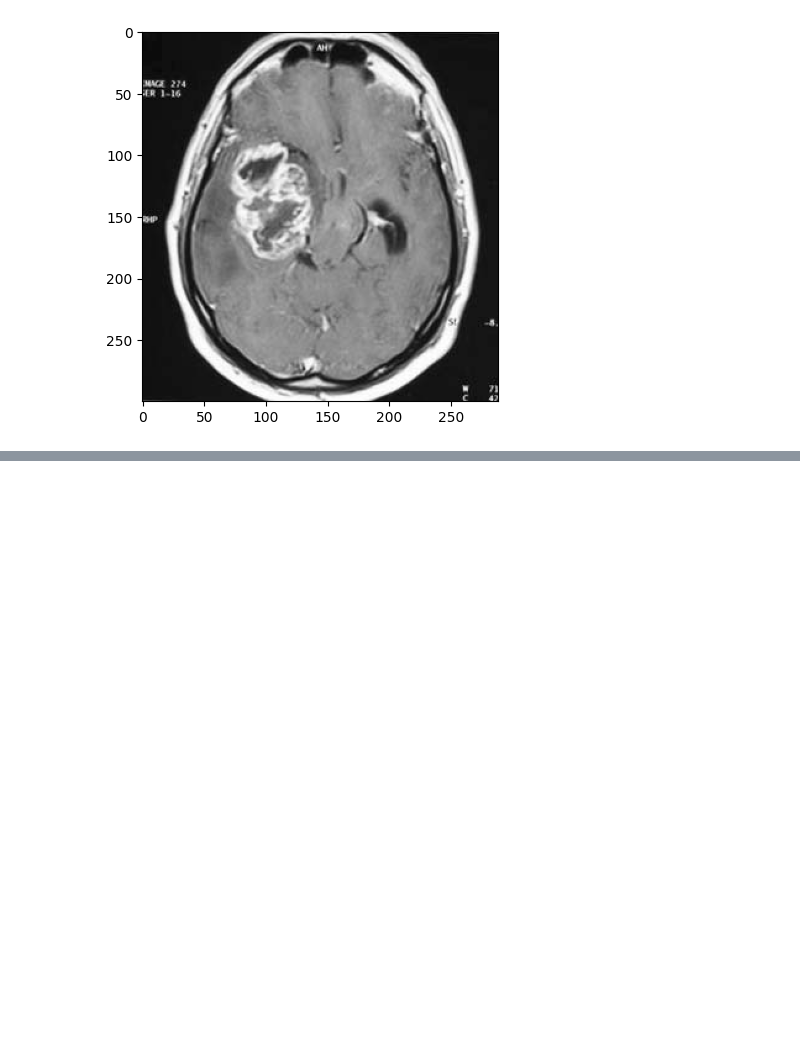
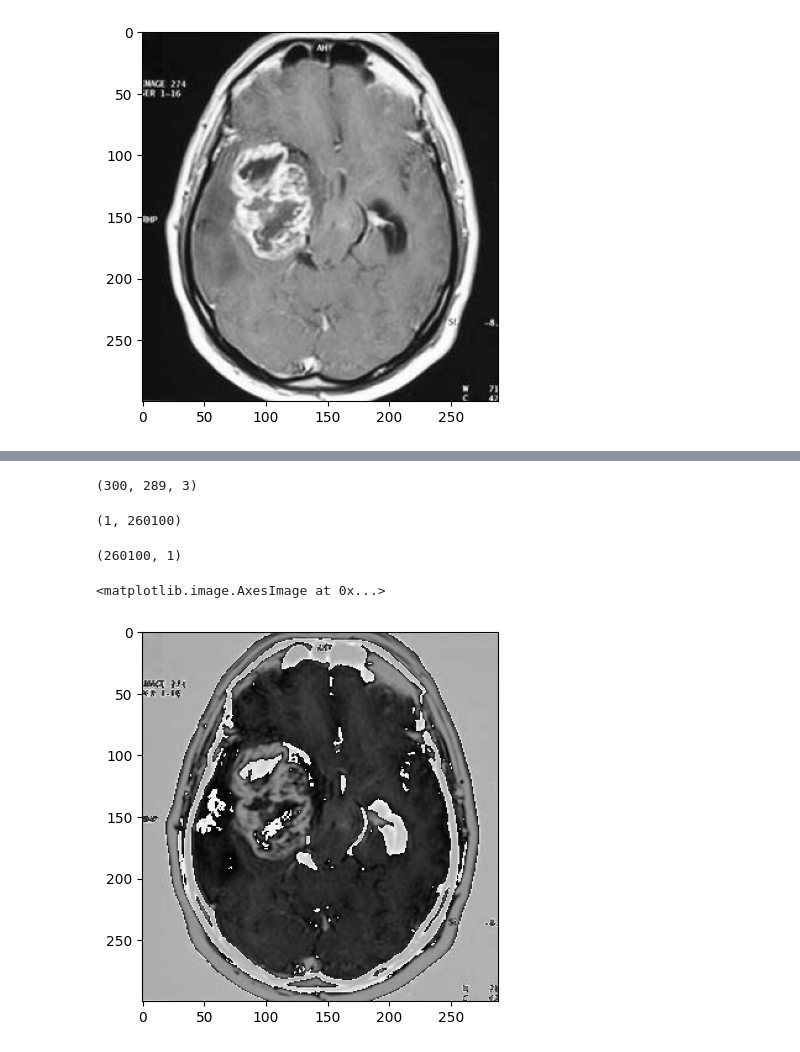
Before and after one commit to arfan64shah/Image_Processing, a Jupyter notebook: Image_Resize.ipynb, the cells around one changed output, grey strips where cells are left out. Drawn from its saved outputs; the diff is of its cells as text; code cells hidden in the pictures; blank space fills up the shorter version.

```diff
--- a/Image_Resize.ipynb
+++ b/Image_Resize.ipynb
@@ -59,0 +70,20 @@ plt.imshow(resize)
+# %%
+img.shape
+# %% [output]
+(300, 289, 3)
+# %%
+reshape1 = img.reshape(1, -1)
+reshape1.shape
+# %% [output]
+(1, 260100)
+# %%
+reshape2 = img.reshape(-1, 1)
+reshape2.shape
+# %% [output]
+(260100, 1)
+# %%
+img1 = img - 100
+plt.imshow(img1)
+# %% [output]
+<matplotlib.image.AxesImage at 0x...>
+[figure, added]
```
Also changed, not shown: parts of 9 cells of this notebook.
